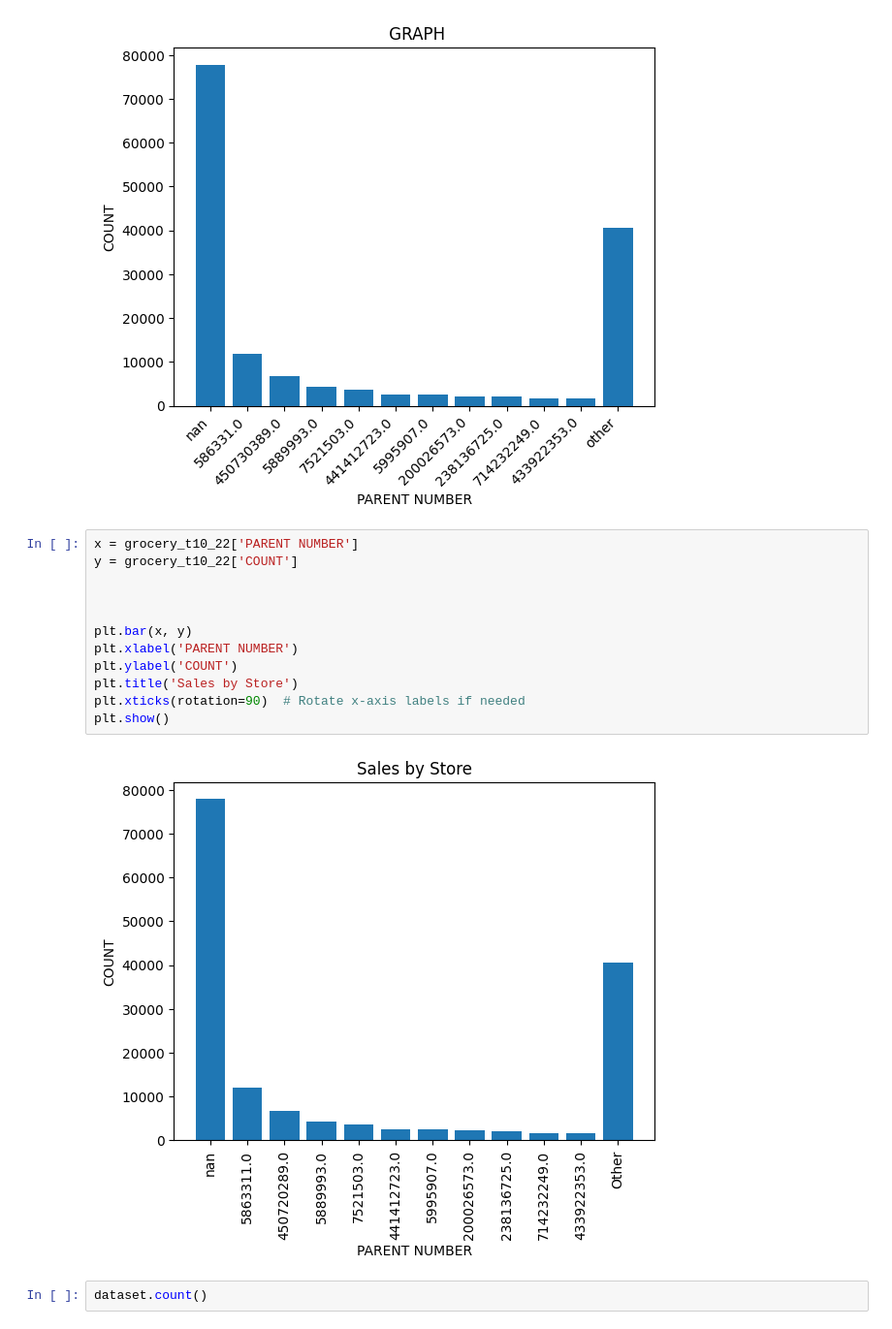
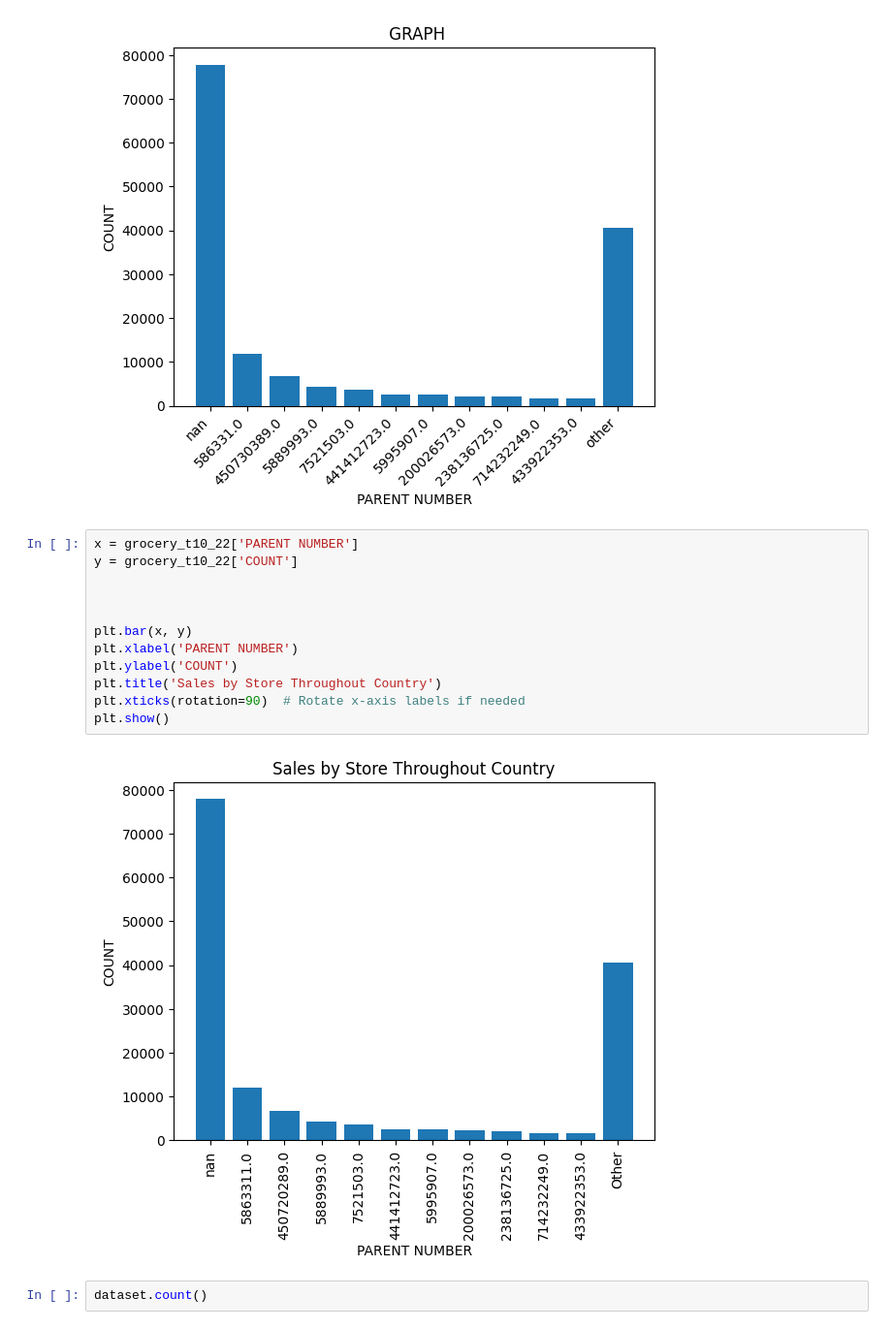
Before and after one commit to AmirTheAsian/awesome-data-project., a Jupyter notebook: Untitled.ipynb, the cells around one changed output. Shown: that part at 97% size. Drawn from its saved outputs; the diff is of its cells as text.

Commit message:
TryingToGraphEmployeeData

```diff
--- a/Untitled.ipynb
+++ b/Untitled.ipynb
@@ -112,17 +112,17 @@ plt.show()
 # %%
 x = grocery_t10_22['PARENT NUMBER']
 y = grocery_t10_22['COUNT']
 
 
 
 plt.bar(x, y)
 plt.xlabel('PARENT NUMBER')
 plt.ylabel('COUNT')
-plt.title('Sales by Store')
+plt.title('Sales by Store Throughout Country')
 plt.xticks(rotation=90)  # Rotate x-axis labels if needed
 plt.show()
 # %% [output]
-[figure, old version]
+[figure, new version]
 # %%
 dataset.count()
 # %% [output]
```
Also changed, not shown: parts of 1 cell of this notebook.
